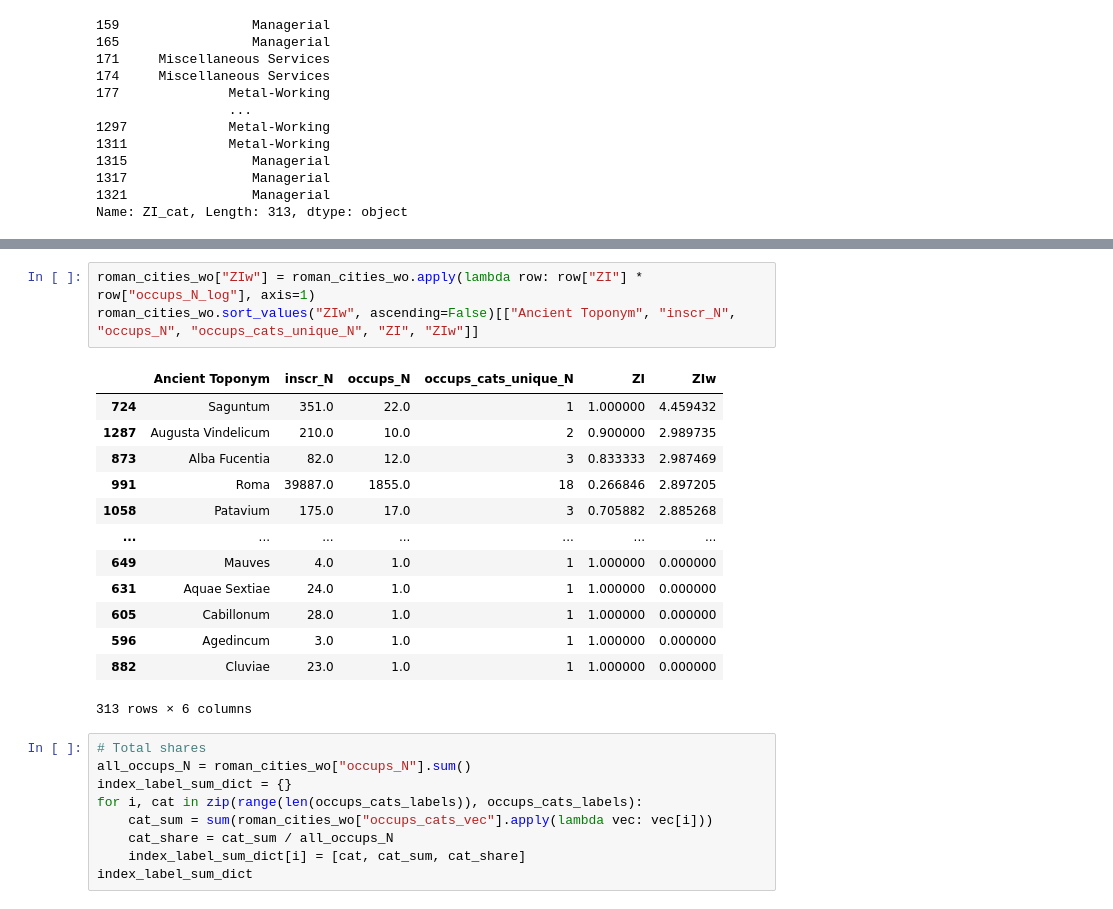
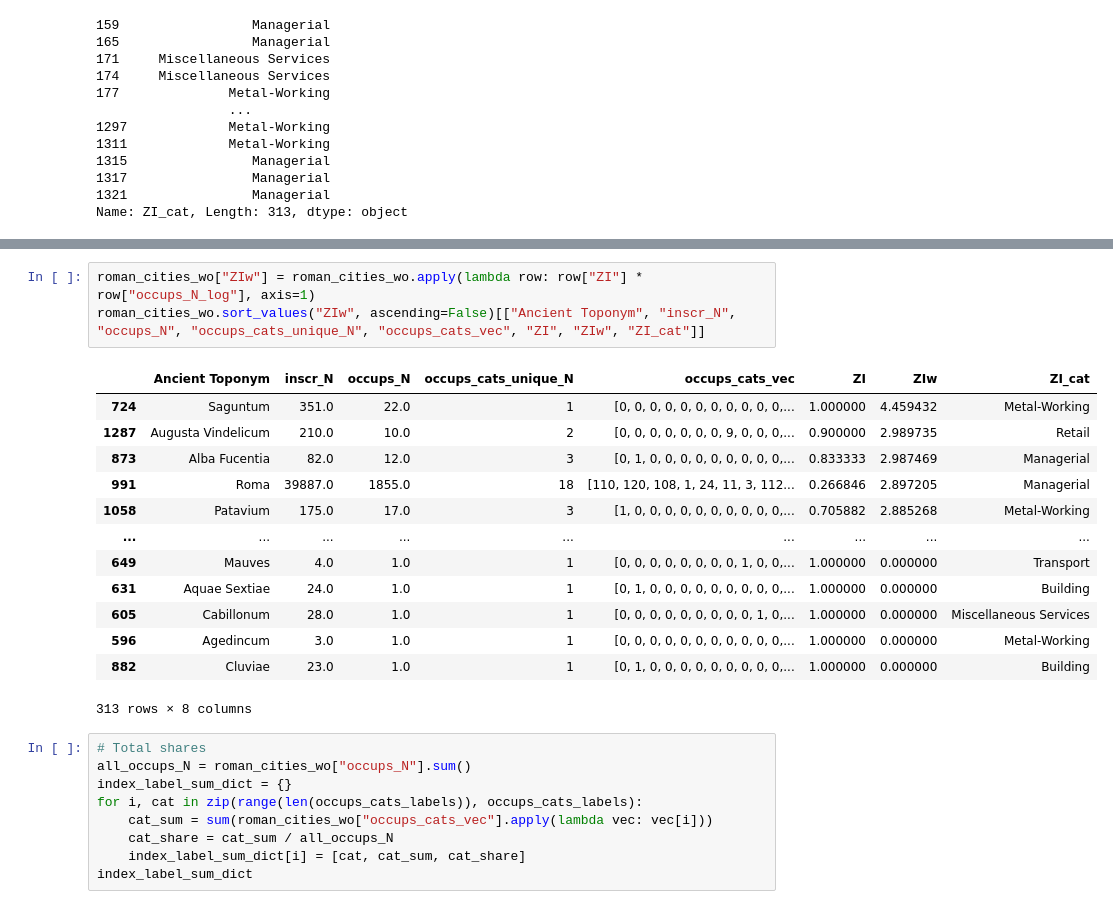
Before and after one commit to sdam-au/social_diversity, a Jupyter notebook: scripts/DIVERSITYvsSPECIALIZATION.ipynb, the cells around one changed output, grey strips where cells are left out. Cells and saved outputs as stored; diff of their text form.

```diff
--- a/scripts/DIVERSITYvsSPECIALIZATION.ipynb
+++ b/scripts/DIVERSITYvsSPECIALIZATION.ipynb
@@ -439,20 +439,20 @@ roman_cities_wo.sort_values("ZI", ascending=False)
 # %%
 roman_cities_wo["ZIw"] = roman_cities_wo.apply(lambda row: row["ZI"] * row["occups_N_log"], axis=1)
-roman_cities_wo.sort_values("ZIw", ascending=False)[["Ancient Toponym", "inscr_N", "occups_N", "occups_cats_unique_N", "ZI", "ZIw"]]
+roman_cities_wo.sort_values("ZIw", ascending=False)[["Ancient Toponym", "inscr_N", "occups_N", "occups_cats_unique_N", "occups_cats_vec", "ZI", "ZIw", "ZI_cat"]]
 # %% [output]
-|  | Ancient Toponym | inscr_N | occups_N | occups_cats_unique_N | ZI | ZIw |
-| 724 | Saguntum | 351.0 | 22.0 | 1 | 1.000000 | 4.459432 |
-| 1287 | Augusta Vindelicum | 210.0 | 10.0 | 2 | 0.900000 | 2.989735 |
-| 873 | Alba Fucentia | 82.0 | 12.0 | 3 | 0.833333 | 2.987469 |
-| 991 | Roma | 39887.0 | 1855.0 | 18 | 0.266846 | 2.897205 |
-| 1058 | Patavium | 175.0 | 17.0 | 3 | 0.705882 | 2.885268 |
-| ... | ... | ... | ... | ... | ... | ... |
-| 649 | Mauves | 4.0 | 1.0 | 1 | 1.000000 | 0.000000 |
-| 631 | Aquae Sextiae | 24.0 | 1.0 | 1 | 1.000000 | 0.000000 |
-| 605 | Cabillonum | 28.0 | 1.0 | 1 | 1.000000 | 0.000000 |
-| 596 | Agedincum | 3.0 | 1.0 | 1 | 1.000000 | 0.000000 |
-| 882 | Cluviae | 23.0 | 1.0 | 1 | 1.000000 | 0.000000 |
+|  | Ancient Toponym | inscr_N | occups_N | occups_cats_unique_N | occups_cats_vec | ZI | ZIw | ZI_cat |
+| 724 | Saguntum | 351.0 | 22.0 | 1 | [0, 0, 0, 0, 0, 0, 0, 0, 0, 0, 0,... | 1.000000 | 4.459432 | Metal-Working |
+| 1287 | Augusta Vindelicum | 210.0 | 10.0 | 2 | [0, 0, 0, 0, 0, 0, 0, 9, 0, 0, 0,... | 0.900000 | 2.989735 | Retail |
+| 873 | Alba Fucentia | 82.0 | 12.0 | 3 | [0, 1, 0, 0, 0, 0, 0, 0, 0, 0, 0,... | 0.833333 | 2.987469 | Managerial |
+| 991 | Roma | 39887.0 | 1855.0 | 18 | [110, 120, 108, 1, 24, 11, 3, 112... | 0.266846 | 2.897205 | Managerial |
+| 1058 | Patavium | 175.0 | 17.0 | 3 | [1, 0, 0, 0, 0, 0, 0, 0, 0, 0, 0,... | 0.705882 | 2.885268 | Metal-Working |
+| ... | ... | ... | ... | ... | ... | ... | ... | ... |
+| 649 | Mauves | 4.0 | 1.0 | 1 | [0, 0, 0, 0, 0, 0, 0, 0, 1, 0, 0,... | 1.000000 | 0.000000 | Transport |
+| 631 | Aquae Sextiae | 24.0 | 1.0 | 1 | [0, 1, 0, 0, 0, 0, 0, 0, 0, 0, 0,... | 1.000000 | 0.000000 | Building |
+| 605 | Cabillonum | 28.0 | 1.0 | 1 | [0, 0, 0, 0, 0, 0, 0, 0, 0, 1, 0,... | 1.000000 | 0.000000 | Miscellaneous Services |
+| 596 | Agedincum | 3.0 | 1.0 | 1 | [0, 0, 0, 0, 0, 0, 0, 0, 0, 0, 0,... | 1.000000 | 0.000000 | Metal-Working |
+| 882 | Cluviae | 23.0 | 1.0 | 1 | [0, 1, 0, 0, 0, 0, 0, 0, 0, 0, 0,... | 1.000000 | 0.000000 | Building |
-313 rows × 6 columns
+313 rows × 8 columns
 # %%
 # Total shares
 all_occups_N = roman_cities_wo["occups_N"].sum()
```
Also changed, not shown: parts of 43 cells of this notebook, 1 other file.
